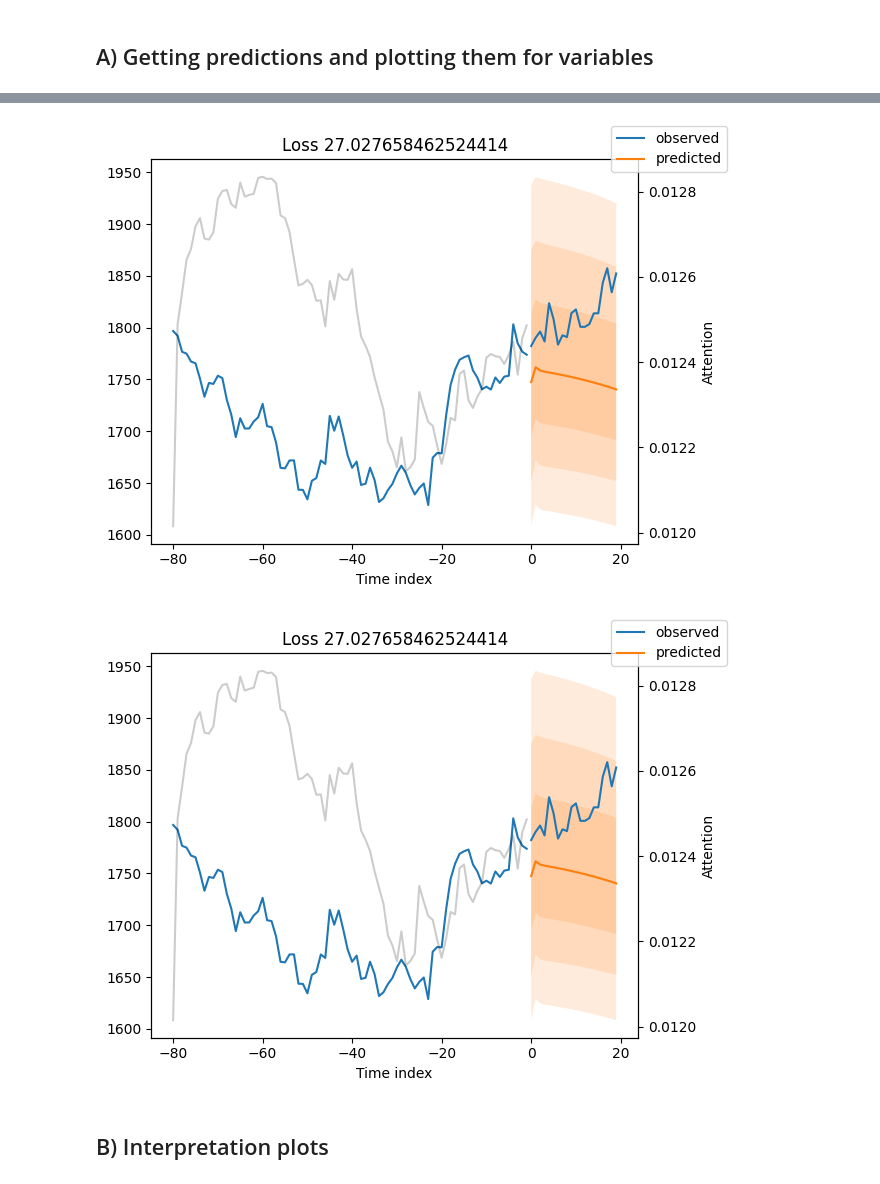
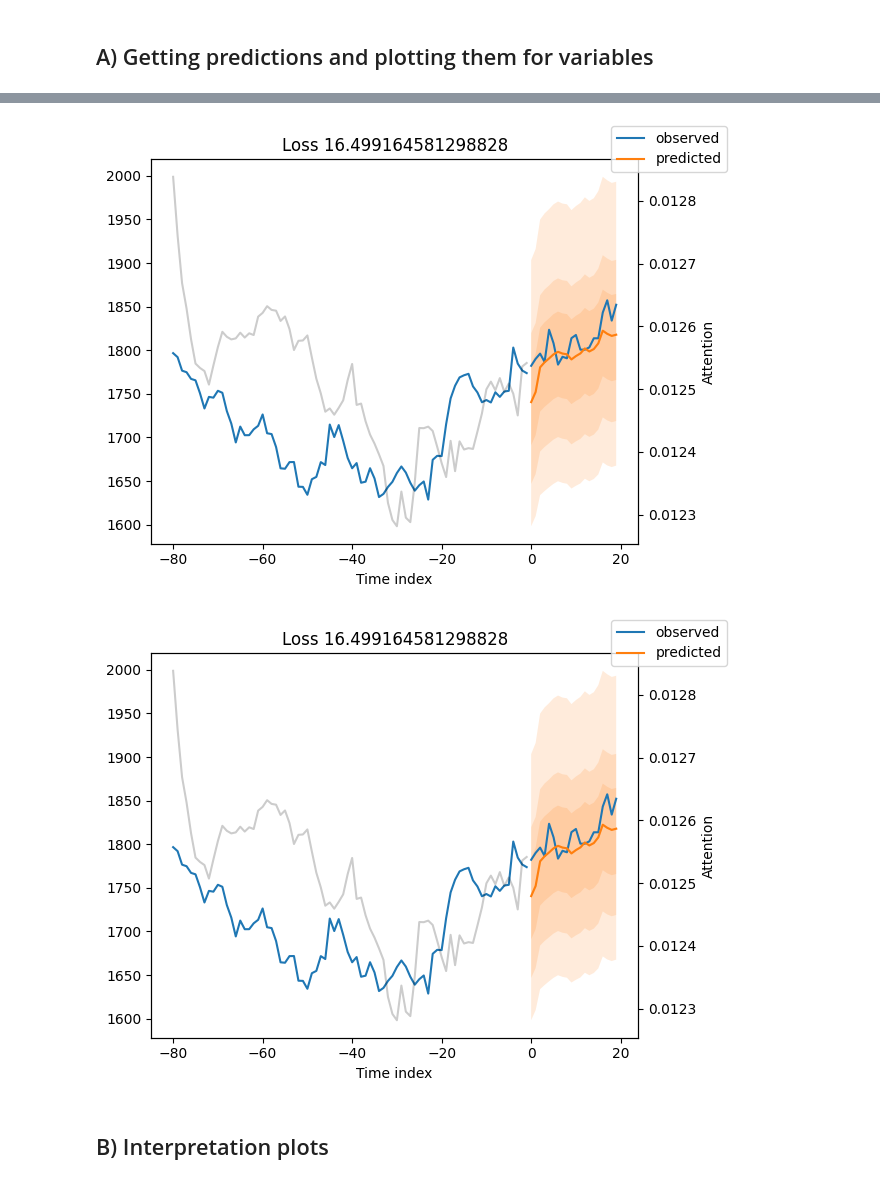
Before and after one commit to maxbranting/gold-forecast, a Jupyter notebook: Models/Price/TFT.ipynb, the cells around one changed output, grey strips where cells are left out. Cells and saved outputs as stored; diff of their text form; code cells hidden in the pictures.

Commit message:
TFT done, best one found and saved

```diff
--- a/Models/Price/TFT.ipynb
+++ b/Models/Price/TFT.ipynb
@@ -43,8 +70,6 @@ Necessary manipulations and creations of new variables
 # %%
-dataset = df.shift(20)
-dataset['Gold_y'] = df['Gold'] # adding shifted variable of gold
+dataset = df.drop(['CrudeOil', 'S&P500', 'FTSE250'], axis=1)
 dataset['grp'] = 1 # TFT requires group, adding one group for all since this only has one
-dataset.dropna(inplace=True) # dropping nan since the previous shift
 dataset['time_idx'] = dataset.reset_index(drop=True).index # creating time index - basically date that is digestible for TFT
 dataset
 # %% [output]
@@ -86,19 +111,20 @@ Creating TimeSeriesDataset for training and validation, specifying all variables
 # %%
 training = TimeSeriesDataSet(
     dataset[lambda x: x.time_idx<=training_cutoff],
-    target="Gold_y",
+    target="Gold",
     group_ids= ["grp"],
     time_idx="time_idx",
     min_encoder_length=max_encoder_length//2,
     max_encoder_length=max_encoder_length,
     max_prediction_length=max_prediction_length,
-    time_varying_unknown_reals=["Gold_y","CrudeOil","S&P500","FTSE250","Gold"],
+    time_varying_known_reals=["Gold_lag","CrudeOil_lag","S&P500_lag","FTSE250_lag","time_idx"],
+    #time_varying_known_reals=["time_idx"],
     target_normalizer=GroupNormalizer(
         groups=["grp"], transformation="softplus"
     ),  # we normalize by group
     add_relative_time_idx=True,
     add_target_scales=True,
-    add_encoder_length=True,
+    add_encoder_length=True
 )
 
 validation = TimeSeriesDataSet.from_dataset(
@@ -112,8 +138,8 @@ Training and validation dataloaders
 # %%
 batch_size = 32
 
-train_dataloader = training.to_dataloader(train=True, batch_size=batch_size, num_workers=7)
-val_dataloader = validation.to_dataloader(train=False, batch_size=batch_size*10, num_workers=7)
+train_dataloader = training.to_dataloader(train=True, batch_size=batch_size, num_workers=8)
+val_dataloader = validation.to_dataloader(train=False, batch_size=batch_size*10, num_workers=8)
 
 #load the first batch
 x, y = next(iter(train_dataloader))
@@ -225,7 +251,7 @@ Loading the model
 # %%
 # best_model_path = trainer.checkpoint_callback.on_load_checkpoint
 # print(best_model_path) # this didnt work :(
-best_tft = TemporalFusionTransformer.load_from_checkpoint(r'lightning_logs\lightning_logs\version_0\checkpoints\epoch=17-step=5112.ckpt', strict=False)
+best_tft = TemporalFusionTransformer.load_from_checkpoint(r'lightning_logs\lightning_logs\version_3\checkpoints\epoch=10-step=3124.ckpt', strict=False)
 # %% [markdown]
 ## A) Getting predictions and plotting them for variables
 # %%
@@ -274,10 +298,10 @@ tensor(64.9898)
 raw_predictions = best_tft.predict(val_dataloader, mode="raw", return_x=True)
 # %%
 idx = 0
-best_tft.plot_prediction(raw_predictions.x, raw_predictions.output, idx=idx, add_loss_to_title=True)
+best_tft.plot_prediction(raw_predictions.x, raw_predictions.output, idx=0, add_loss_to_title=True)
 # %% [output]
-[figure, old version]
+[figure, new version]
-[figure, old version]
+[figure, new version]
 # %% [markdown]
 ## B) Interpretation plots
 # %%
```
Also changed, not shown: parts of 14 cells of this notebook.
